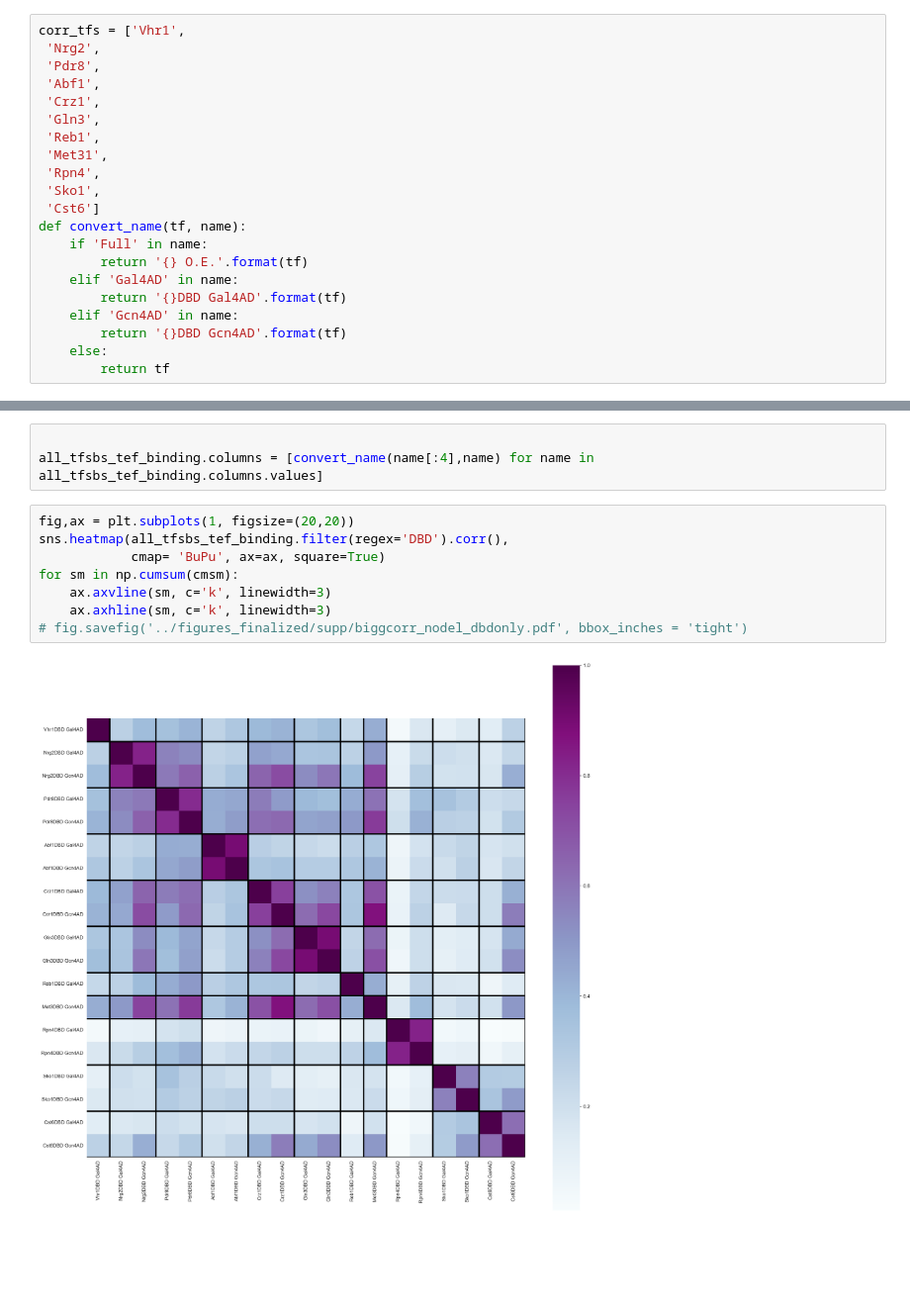
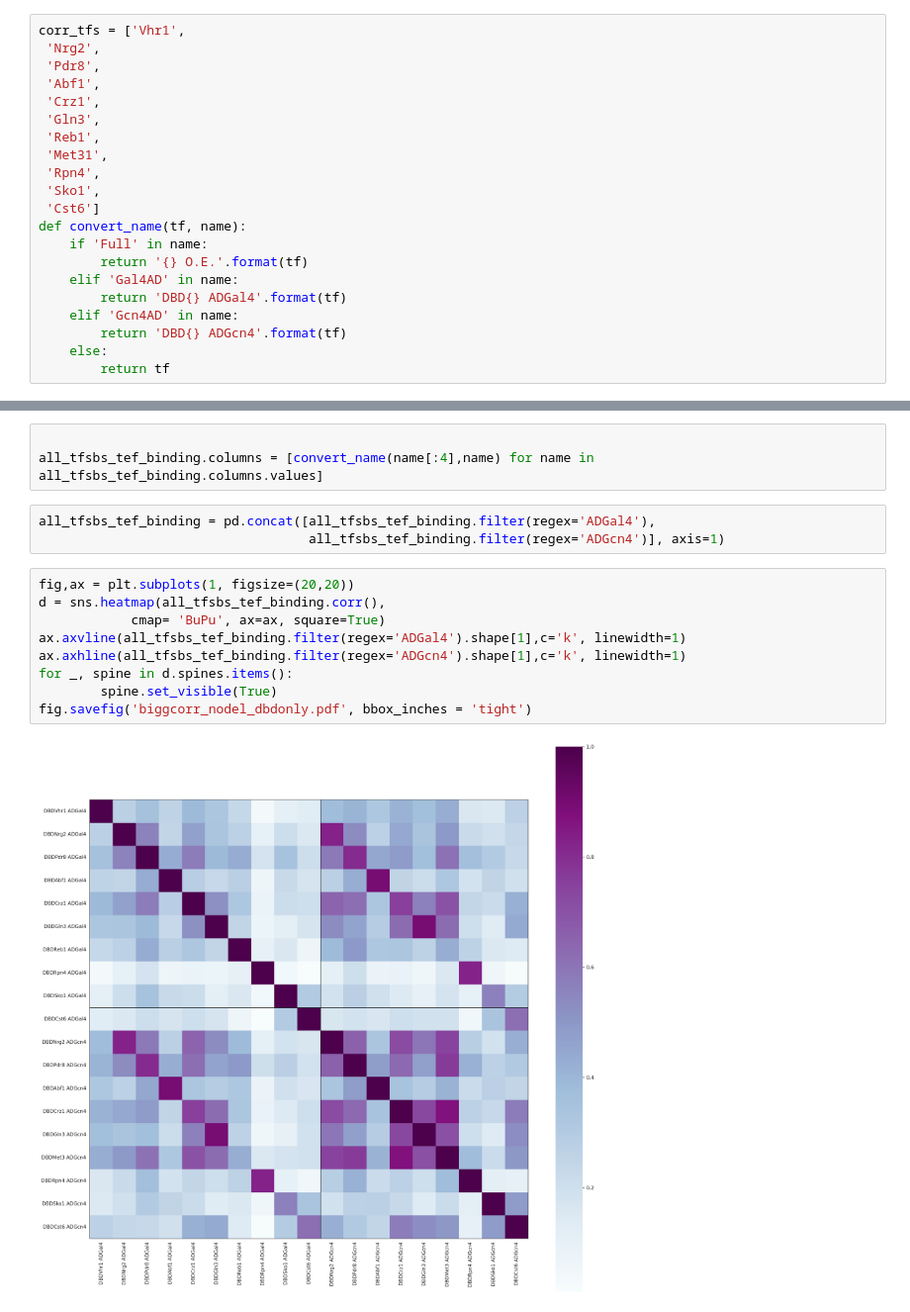
Before and after one commit to vmindel/Mindel2023, a Jupyter notebook: supplementary/more_supp.ipynb, the cells around one changed output, grey strips where cells are left out. Shown at 99% size. Drawn from its saved outputs; the diff is of its cells as text; blank space fills up the shorter version.

```diff
--- a/supplementary/more_supp.ipynb
+++ b/supplementary/more_supp.ipynb
@@ -195,9 +195,9 @@ def convert_name(tf, name):
     if 'Full' in name:
         return '{} O.E.'.format(tf)
     elif 'Gal4AD' in name:
-        return '{}DBD Gal4AD'.format(tf)
+        return 'DBD{} ADGal4'.format(tf)
     elif 'Gcn4AD' in name:
-        return '{}DBD Gcn4AD'.format(tf)
+        return 'DBD{} ADGcn4'.format(tf)
     else:
         return tf
 # %%
@@ -240,13 +240,17 @@ for tf in all_tfs:
 # %%
 
 all_tfsbs_tef_binding.columns = [convert_name(name[:4],name) for name in all_tfsbs_tef_binding.columns.values]
+# %%
+all_tfsbs_tef_binding = pd.concat([all_tfsbs_tef_binding.filter(regex='ADGal4'),
+                                   all_tfsbs_tef_binding.filter(regex='ADGcn4')], axis=1)
 # %%
 fig,ax = plt.subplots(1, figsize=(20,20))
-sns.heatmap(all_tfsbs_tef_binding.filter(regex='DBD').corr(),
+d = sns.heatmap(all_tfsbs_tef_binding.corr(),
             cmap= 'BuPu', ax=ax, square=True)
-for sm in np.cumsum(cmsm):
-    ax.axvline(sm, c='k', linewidth=3)
-    ax.axhline(sm, c='k', linewidth=3)
-# fig.savefig('../figures_finalized/supp/biggcorr_nodel_dbdonly.pdf', bbox_inches = 'tight')
+ax.axvline(all_tfsbs_tef_binding.filter(regex='ADGal4').shape[1],c='k', linewidth=1)
+ax.axhline(all_tfsbs_tef_binding.filter(regex='ADGcn4').shape[1],c='k', linewidth=1)
+for _, spine in d.spines.items():
+        spine.set_visible(True)
+fig.savefig('biggcorr_nodel_dbdonly.pdf', bbox_inches = 'tight')
 # %% [output]
-[figure, old version]
+[figure, new version]
```
Also changed, not shown: parts of 1 cell of this notebook, 3 other files.
